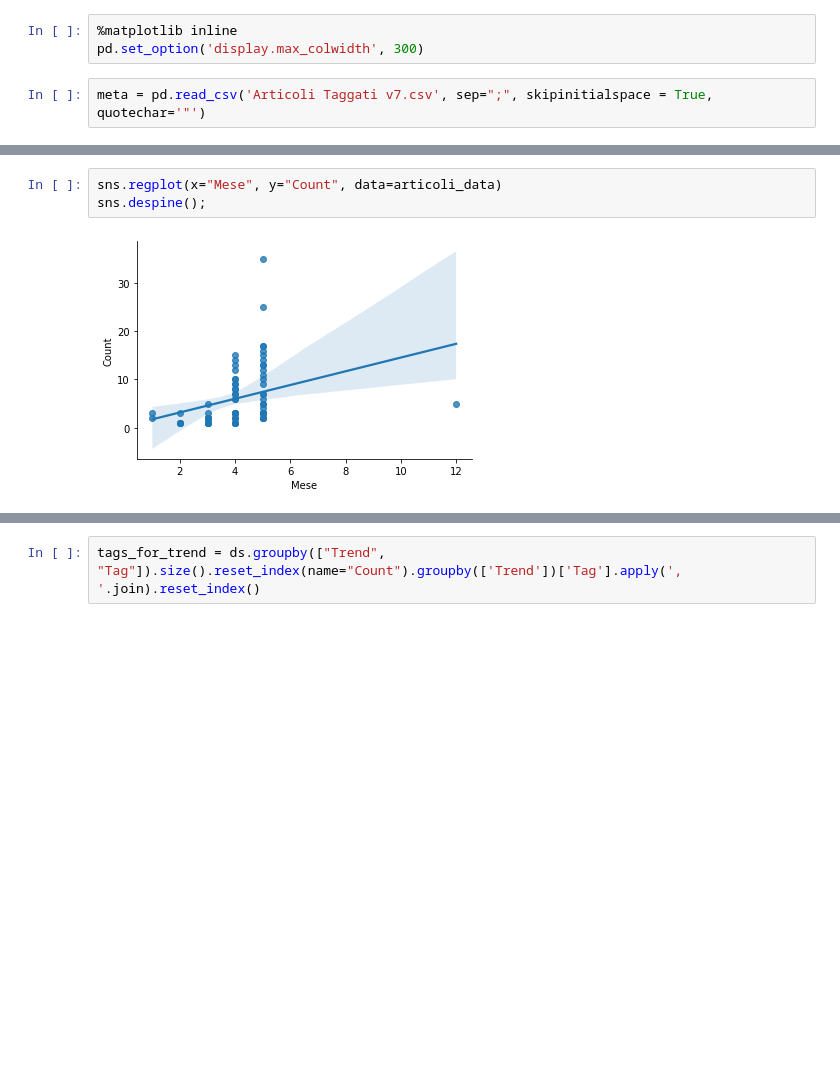
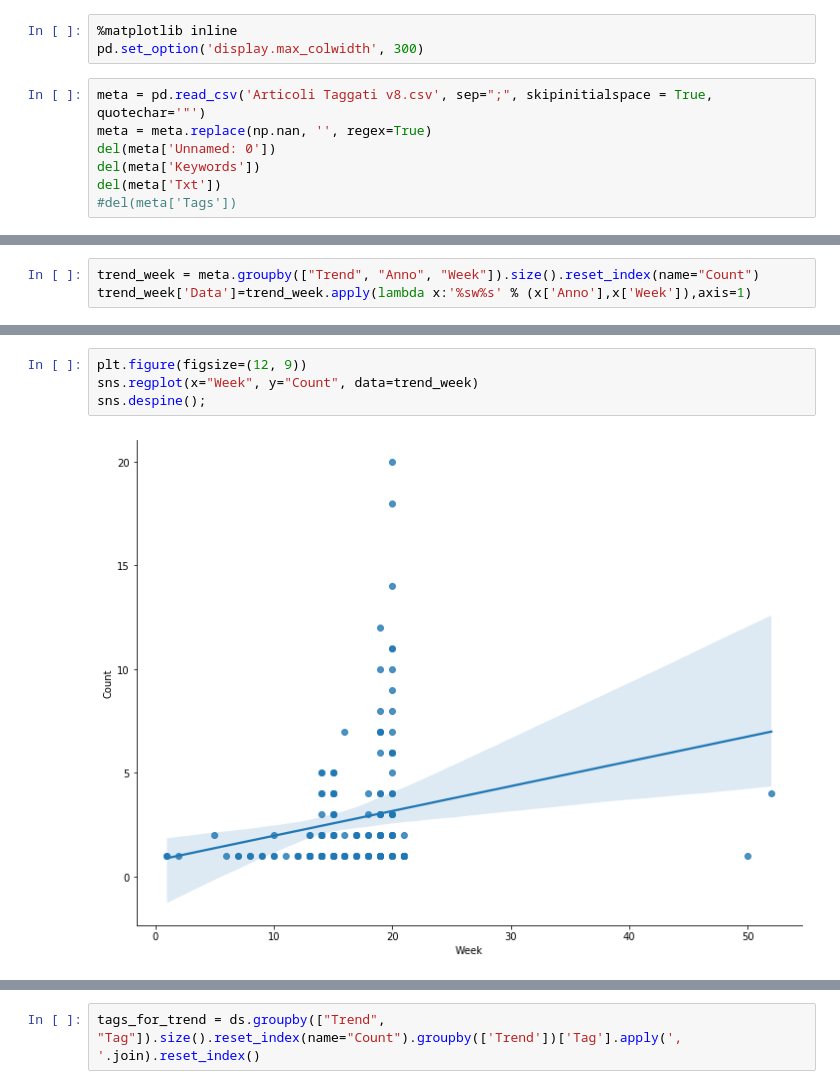
Before and after one commit to edoardo-esposito/linkscraper, a Jupyter notebook: juptyter/Anomaly Detection V1.ipynb, the cells around one changed output, grey strips where cells are left out. Drawn from its saved outputs; the diff is of its cells as text; blank space fills up the shorter version.

```diff
--- a/juptyter/Anomaly Detection V1.ipynb
+++ b/juptyter/Anomaly Detection V1.ipynb
@@ -15,4 +15,9 @@ from sklearn.model_selection import train_test_split
 %matplotlib inline
 pd.set_option('display.max_colwidth', 300)
 # %%
-meta = pd.read_csv('Articoli Taggati v7.csv', sep=";", skipinitialspace = True, quotechar='"')
+meta = pd.read_csv('Articoli Taggati v8.csv', sep=";", skipinitialspace = True, quotechar='"')
+meta = meta.replace(np.nan, '', regex=True)
+del(meta['Unnamed: 0'])
+del(meta['Keywords'])
+del(meta['Txt'])
+#del(meta['Tags'])
@@ -30 +39,4 @@ articoli_data = meta.groupby(["Trend", "Mese"]).size().reset_index(name="Count")
+# %%
+trend_week = meta.groupby(["Trend", "Anno", "Week"]).size().reset_index(name="Count")
+trend_week['Data']=trend_week.apply(lambda x:'%sw%s' % (x['Anno'],x['Week']),axis=1)
 # %%
@@ -59,6 +67,7 @@ sns.despine()
 # %%
-sns.regplot(x="Mese", y="Count", data=articoli_data)
+plt.figure(figsize=(12, 9))
+sns.regplot(x="Week", y="Count", data=trend_week)
 sns.despine();
 # %% [output]
-[figure, old version]
+[figure, new version]
 # %%
```
Also changed, not shown: parts of 21 cells of this notebook, 3 other files.
